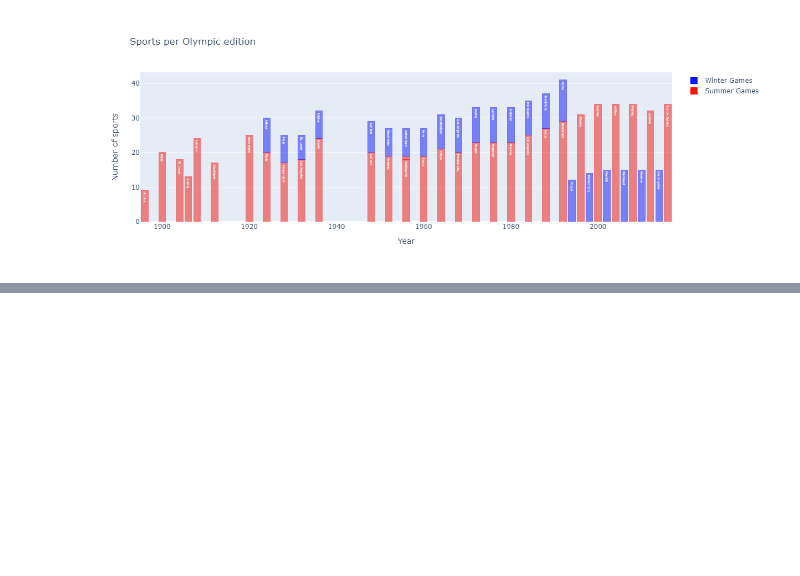
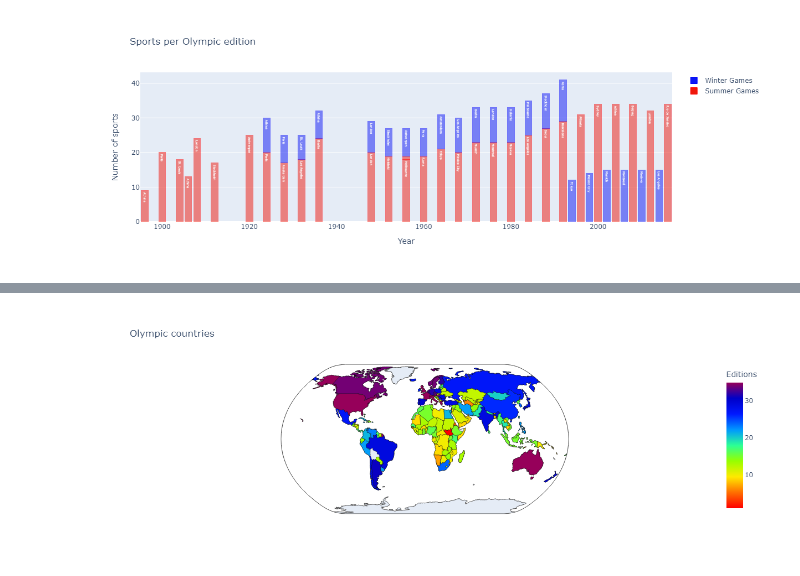
Before and after one commit to jyns417/Datathon, a Jupyter notebook: AhnJinDok/datathon1.ipynb, the cells around one changed output, grey strips where cells are left out. Saved outputs shown, nothing was run; the diff lists cells and outputs as text; code cells hidden in the pictures; blank space fills up the shorter version.

```diff
--- a/AhnJinDok/datathon1.ipynb
+++ b/AhnJinDok/datathon1.ipynb
@@ -337,0 +425,7 @@ display(img)
+# %%
+# columns을 국가로 교체, 몇번 참가했는지
+olympics_df=olympics_df.rename(columns = {'region':'Country'})
+
+tmp = olympics_df.groupby(['Country'])['Year'].nunique()
+df = pd.DataFrame(data={'Editions': tmp.values}, index=tmp.index).reset_index()
+df.head(5)
@@ -337,0 +439,39 @@ display(img)
+# %%
+#동계하계올림픽 총합 참가 횟수
+trace = go.Choropleth(
+            locations = df['Country'],
+            locationmode='country names',
+            z = df['Editions'],
+            text = df['Country'],
+            autocolorscale =False,
+            reversescale = True,
+            colorscale = 'rainbow',
+            marker = dict(
+                line = dict(
+                    color = 'rgb(0,0,0)',
+                    width = 0.5)
+            ),
+            colorbar = dict(
+                title = 'Editions',
+                tickprefix = '')
+        )
+
+data = [trace]
+layout = go.Layout(
+    title = 'Olympic countries',
+    geo = dict(
+        showframe = True,
+        showlakes = False,
+        showcoastlines = True,
+        projection = dict(
+            type = 'natural earth'
+        )
+    )
+)
+
+fig = dict( data=data, layout=layout )
+iplot(fig)
+
+img = Image.open('olympic_countires.png')
+display(img)
+# %% [output]
@@ -337,0 +479 @@ display(img)
+[figure, added]
```
Also changed, not shown: parts of 9 cells of this notebook.
